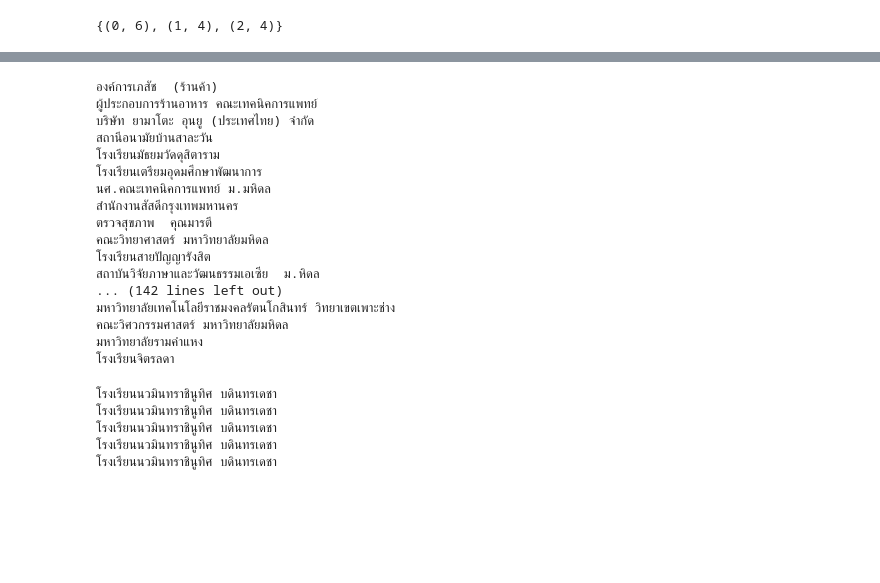
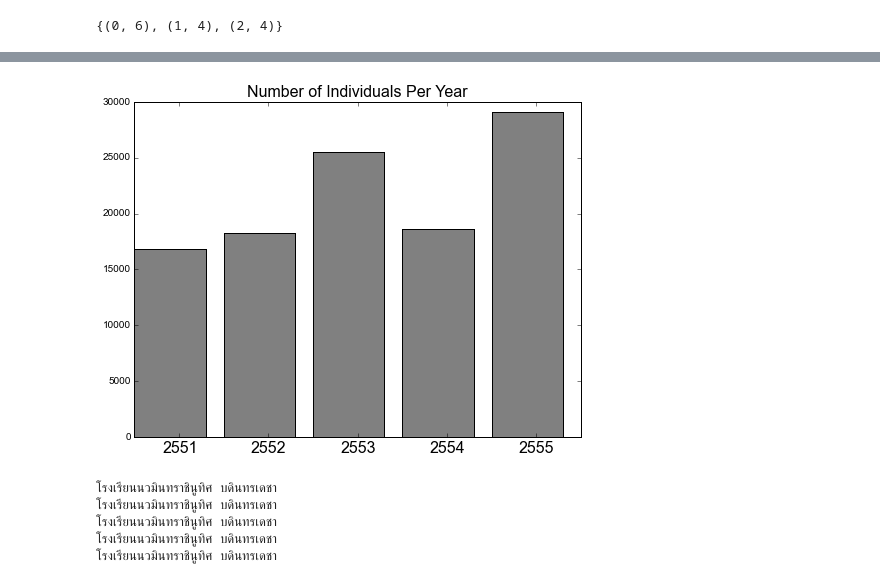
Before and after one commit to likit/comm-health, a Jupyter notebook: preprocessing-opd.ipynb, the cells around one changed output, grey strips where cells are left out. Cells and saved outputs as stored; diff of their text form; code cells hidden in the pictures; blank space fills up the shorter version.

```diff
--- a/preprocessing-opd.ipynb
+++ b/preprocessing-opd.ipynb
@@ -180,35 +210,29 @@ klongmai
+# %%
+num_per_year = []
+for yr in year_list:
+    df = concat_data[yr]
+    num_per_year.append(len(df))
+# %%
+fig = plt.figure(figsize=(8,6))
+plt.bar(range(len(num_per_year)), num_per_year, color='grey')
+plt.xticks(arange(len(num_per_year))+0.5, year_list, size=16)
+plt.title('Number of Individuals Per Year', size=16)
+plt.savefig('num-per-year.png')
+# %% [output]
+[figure, added]
 # %%
-locations = set()
+locations = []
 for y, months in enumerate(years):
     for m, df in enumerate(months):
-        for loc in df['Location'].unique():
+        for loc in df['Location']:
             try:
-                locations.add(loc.encode('utf-8'))
+                locations.append(loc.encode('utf-8'))
                 #if 'ชุมชน' in loc.encode('utf-8'):
                 #print y, m, '-'*45
             except AttributeError, err:
                 pass
                 #print err, e, type(e)
-for loc in locations:
-    print loc
+locations = Counter(locations)
-# %% [output]
-องค์การเภสัช  (ร้านค้า)
-ผู้ประกอบการร้านอาหาร คณะเทคนิคการแพทย์
-บริษัท ยามาโตะ อุนยู (ประเทศไทย) จำกัด
-สถานีอนามัยบ้านสาละวัน
-โรงเรียนมัธยมวัดดุสิตาราม
-โรงเรียนเตรียมอุดมศึกษาพัฒนาการ
-นศ.คณะเทคนิคการแพทย์ ม.มหิดล
-สำนักงานสัสดีกรุงเทพมหานคร
-ตรวจสุขภาพ  คุณมารตี
-คณะวิทยาศาสตร์ มหาวิทยาลัยมหิดล
-โรงเรียนสายปัญญารังสิต
-สถาบันวิจัยภาษาและวัฒนธรรมเอเซีย  ม.หิดล
-... (142 lines left out)
-มหาวิทยาลัยเทคโนโลยีราชมงคลรัตนโกสินทร์ วิทยาเขตเพาะช่าง
-คณะวิศวกรรมศาสตร์ มหาวิทยาลัยมหิดล
-มหาวิทยาลัยรามคำแหง
-โรงเรียนจิตรลดา
 # %%
 for e in years[0][0]['Location'].head():
     print e.encode('utf-8')
```
Also changed, not shown: parts of 19 cells of this notebook.
